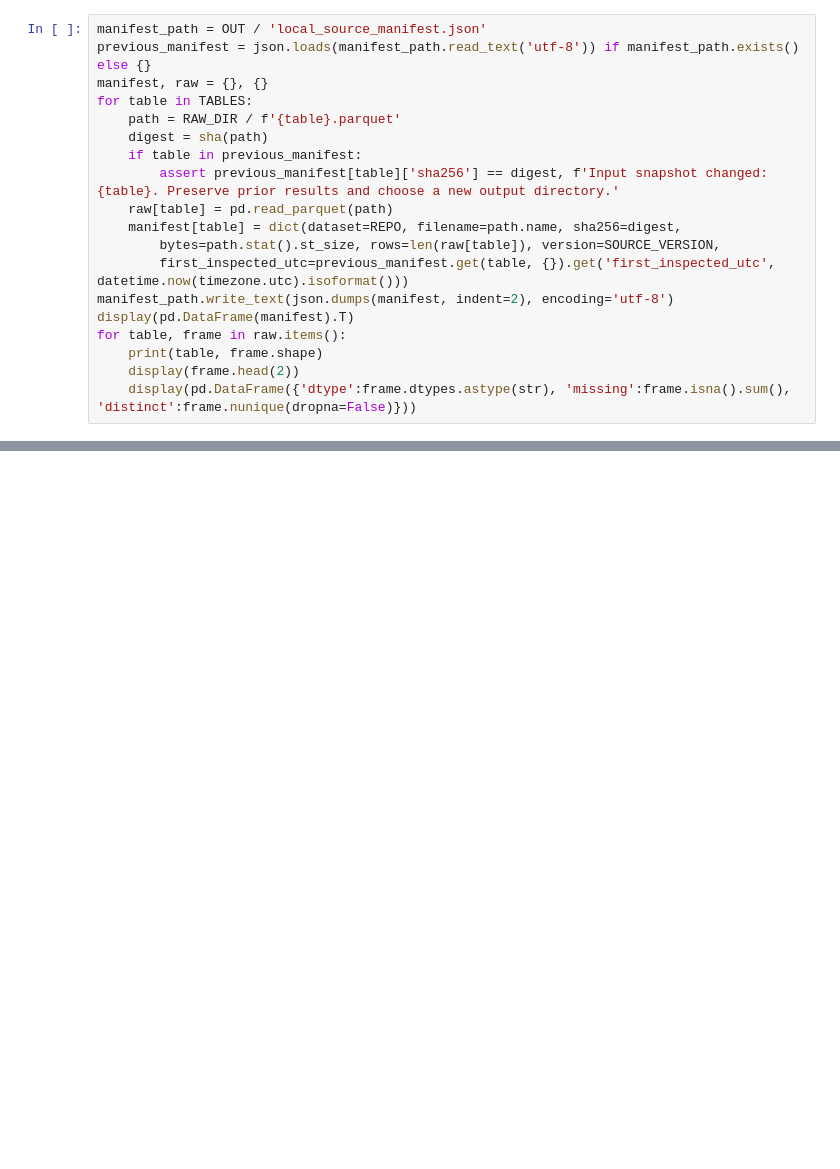
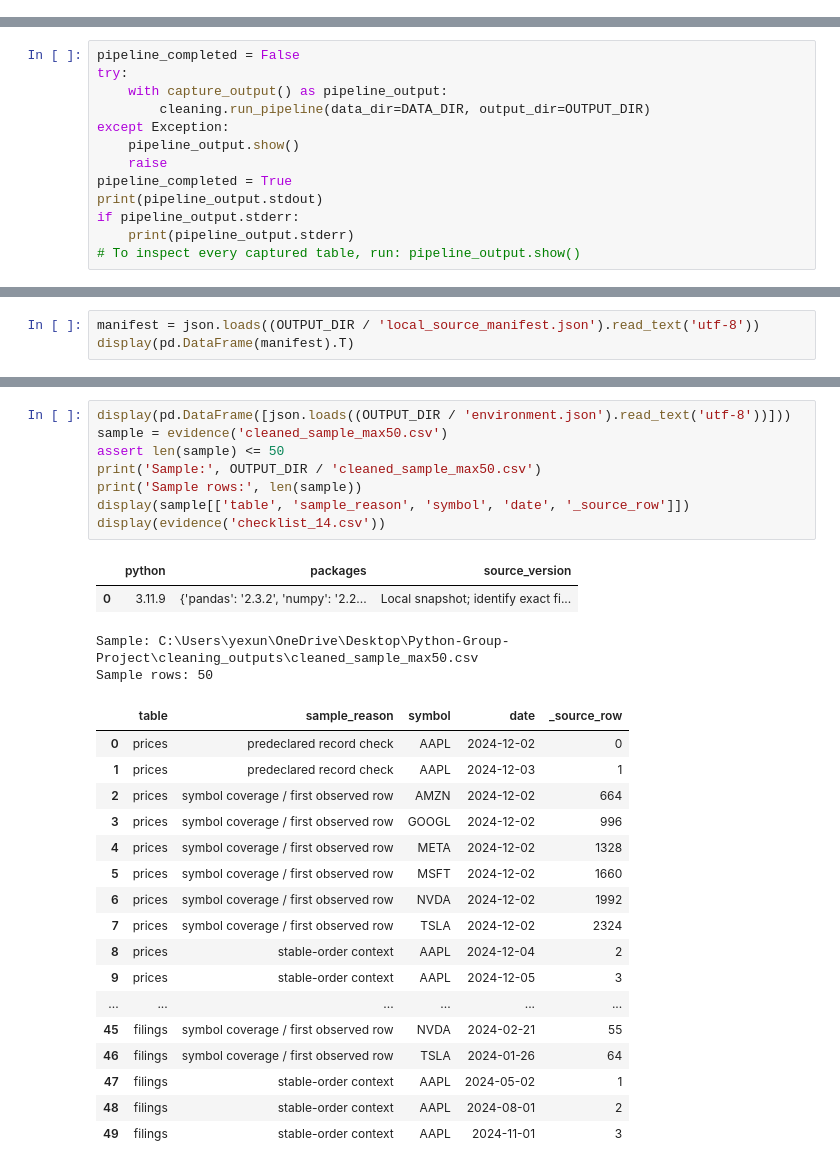
Before and after one commit to xunyangy-afk/Python-Group-Project, a Jupyter notebook: Herculean_Mag7_Module6.ipynb, the cells around one changed output, grey strips where cells are left out. Saved outputs shown, nothing was run; the diff lists cells and outputs as text; blank space fills up the shorter version.

```diff
--- a/Herculean_Mag7_Module6.ipynb
+++ b/Herculean_Mag7_Module6.ipynb
@@ -78,19 +6,0 @@ News availability is descriptive context: if every price day has a digest, there
-# %%
-manifest_path = OUT / 'local_source_manifest.json'
-previous_manifest = json.loads(manifest_path.read_text('utf-8')) if manifest_path.exists() else {}
-manifest, raw = {}, {}
-for table in TABLES:
-    path = RAW_DIR / f'{table}.parquet'
-    digest = sha(path)
-    if table in previous_manifest:
-        assert previous_manifest[table]['sha256'] == digest, f'Input snapshot changed: {table}. Preserve prior results and choose a new output directory.'
-    raw[table] = pd.read_parquet(path)
-    manifest[table] = dict(dataset=REPO, filename=path.name, sha256=digest,
-        bytes=path.stat().st_size, rows=len(raw[table]), version=SOURCE_VERSION,
-        first_inspected_utc=previous_manifest.get(table, {}).get('first_inspected_utc', datetime.now(timezone.utc).isoformat()))
-manifest_path.write_text(json.dumps(manifest, indent=2), encoding='utf-8')
-display(pd.DataFrame(manifest).T)
-for table, frame in raw.items():
-    print(table, frame.shape)
-    display(frame.head(2))
-    display(pd.DataFrame({'dtype':frame.dtypes.astype(str), 'missing':frame.isna().sum(), 'distinct':frame.nunique(dropna=False)}))
@@ -185,0 +98,13 @@ The missing first return and scope exclusion are edge cases. Filing text demonst
+# %%
+pipeline_completed = False
+try:
+    with capture_output() as pipeline_output:
+        cleaning.run_pipeline(data_dir=DATA_DIR, output_dir=OUTPUT_DIR)
+except Exception:
+    pipeline_output.show()
+    raise
+pipeline_completed = True
+print(pipeline_output.stdout)
+if pipeline_output.stderr:
+    print(pipeline_output.stderr)
+# To inspect every captured table, run: pipeline_output.show()
@@ -572,0 +144,3 @@ If an intentional source or code change alters outputs, preserve the earlier res
+# %%
+manifest = json.loads((OUTPUT_DIR / 'local_source_manifest.json').read_text('utf-8'))
+display(pd.DataFrame(manifest).T)
@@ -688,0 +351,30 @@ Complete your individual PDF and project README with your name and GitHub branch
+# %%
+display(pd.DataFrame([json.loads((OUTPUT_DIR / 'environment.json').read_text('utf-8'))]))
+sample = evidence('cleaned_sample_max50.csv')
+assert len(sample) <= 50
+print('Sample:', OUTPUT_DIR / 'cleaned_sample_max50.csv')
+print('Sample rows:', len(sample))
+display(sample[['table', 'sample_reason', 'symbol', 'date', '_source_row']])
+display(evidence('checklist_14.csv'))
+# %% [output]
+|  | python | packages | source_version |
+| 0 | 3.11.9 | {'pandas': '2.3.2', 'numpy': '2.2... | Local snapshot; identify exact fi... |
+Sample: C:\Users\yexun\OneDrive\Desktop\Python-Group-Project\cleaning_outputs\cleaned_sample_max50.csv
+Sample rows: 50
+|  | table | sample_reason | symbol | date | _source_row |
+| 0 | prices | predeclared record check | AAPL | 2024-12-02 | 0 |
+| 1 | prices | predeclared record check | AAPL | 2024-12-03 | 1 |
+| 2 | prices | symbol coverage / first observed row | AMZN | 2024-12-02 | 664 |
+| 3 | prices | symbol coverage / first observed row | GOOGL | 2024-12-02 | 996 |
+| 4 | prices | symbol coverage / first observed row | META | 2024-12-02 | 1328 |
+| 5 | prices | symbol coverage / first observed row | MSFT | 2024-12-02 | 1660 |
+| 6 | prices | symbol coverage / first observed row | NVDA | 2024-12-02 | 1992 |
+| 7 | prices | symbol coverage / first observed row | TSLA | 2024-12-02 | 2324 |
+| 8 | prices | stable-order context | AAPL | 2024-12-04 | 2 |
+| 9 | prices | stable-order context | AAPL | 2024-12-05 | 3 |
+| ... | ... | ... | ... | ... | ... |
+| 45 | filings | symbol coverage / first observed row | NVDA | 2024-02-21 | 55 |
+| 46 | filings | symbol coverage / first observed row | TSLA | 2024-01-26 | 64 |
+| 47 | filings | stable-order context | AAPL | 2024-05-02 | 1 |
+| 48 | filings | stable-order context | AAPL | 2024-08-01 | 2 |
+| 49 | filings | stable-order context | AAPL | 2024-11-01 | 3 |
```
Also changed, not shown: parts of 54 cells of this notebook.
